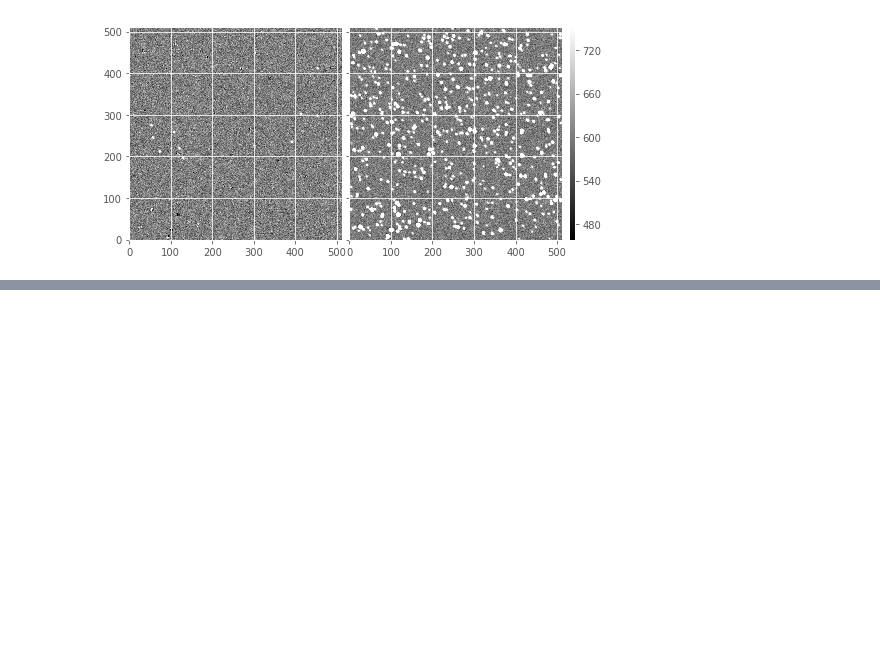
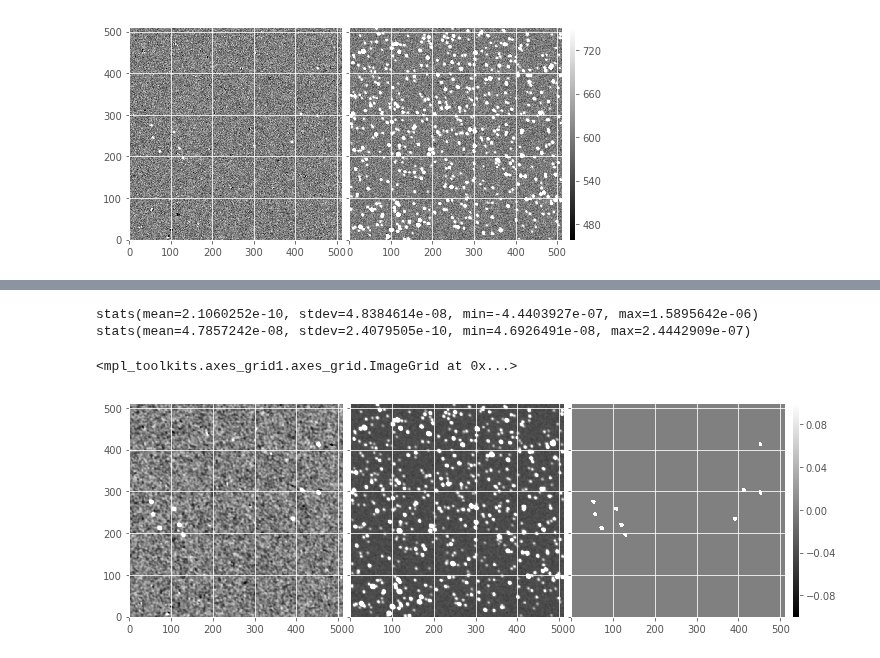
Before and after one commit to lsst-dm/diffimTests, a Jupyter notebook: imageMapReduce/17-ZogyTask.ipynb, the cells around one changed output, grey strips where cells are left out. Saved outputs shown, nothing was run; the diff lists cells and outputs as text; code cells hidden in the pictures; blank space fills up the shorter version.

```diff
--- a/imageMapReduce/17-ZogyTask.ipynb
+++ b/imageMapReduce/17-ZogyTask.ipynb
@@ -95,0 +101,13 @@ dit.plotImageGrid((D.getMaskedImage().getImage(),
+# %%
+config = dit.ZogyConfig()
+task = dit.ZogyTask(templateExposure=template, scienceExposure=exposure, config=config)
+
+S = task.computeScorr(inImageSpace=False)
+print dit.computeClippedImageStats(ga(S))
+print dit.computeClippedImageStats(gv(S))
+dit.plotImageGrid((ga(S), gv(S), (ga(S)/gv(S) > 5.0)), imScale=4)
+# %% [output]
+stats(mean=2.1060252e-10, stdev=4.8384614e-08, min=-4.4403927e-07, max=1.5895642e-06)
+stats(mean=4.7857242e-08, stdev=2.4079505e-10, min=4.6926491e-08, max=2.4442909e-07)
+<mpl_toolkits.axes_grid1.axes_grid.ImageGrid at 0x...>
+[figure, added]
```
Also changed, not shown: parts of 6 cells of this notebook.
